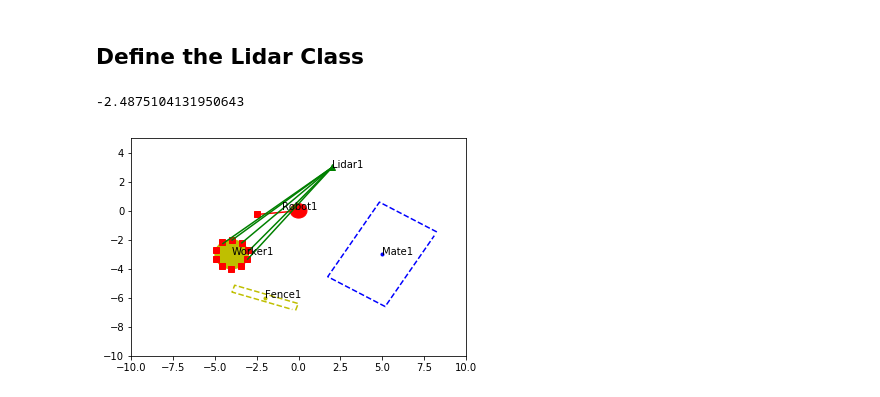
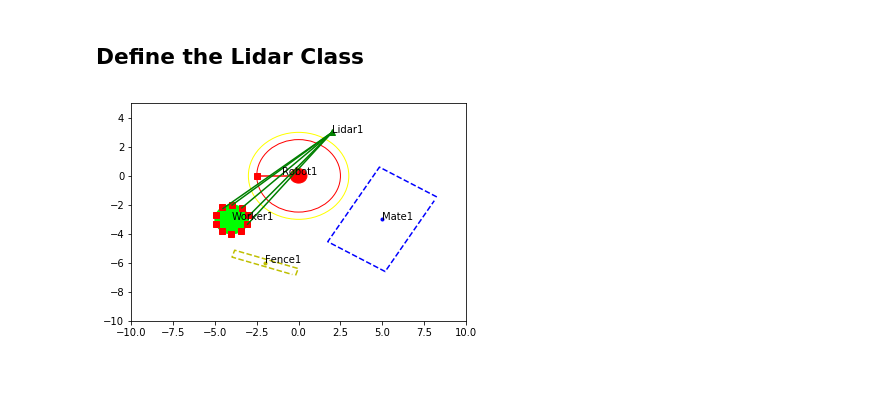
Before and after one commit to SiyuanHuang95/sensor_placement, a Jupyter notebook: sensor/Sensor_Setup.ipynb, the cells around one changed output. Cells and saved outputs as stored; diff of their text form; code cells hidden in the pictures.

Commit message:
Adding human dynamic and Warning zone

```diff
--- a/sensor/Sensor_Setup.ipynb
+++ b/sensor/Sensor_Setup.ipynb
@@ -84,7 +84,7 @@ class CFence(CMate): # Fence only influences the movement direction of human
 # %%
 class CHuman(object):
     # represent the human with a circle, which stands for the arm operation, with radius r=1
-    def __init__(self,name,start_vel = 1, start_pos_x = -4,start_pos_y = -3,heading = 0):
+    def __init__(self,name,start_vel = 0.1, start_pos_x = -4,start_pos_y = -3,heading = 0):
         self.x = start_pos_x
         self.y = start_pos_y
         self.vel = start_vel
@@ -104,12 +104,22 @@ class CHuman(object):
         gy = -np.asarray(seg_x) * math.sin(self.heading) + np.asarray(seg_y) * math.cos(self.heading) + self.y
         return gx,gy
 
+    # Use dynamic model to update the position of the human
+    def update(self,dt, omega = 0, a = 0, max_vel = 2):
+        self.x += self.vel * np.cos(self.heading) * dt
+        self.y += self.vel * np.sin(self.heading) * dt
+        self.heading *= omega * dt
+        self.vel += a * dt
+        # at first step, always assume to be the constant vel and linear dynamics
+        if self.vel > max_vel:
+            self.vel = max_vel
+
     def plot(self,fig):
         #fig.plot(self.x,self.y,"sg")
         plt.text(self.x,self.y,self.name)
         gx,gy = self.standing_area()
         fig.plot(gx,gy,"sr")
-        human_circle = plt.Circle((self.x,self.y),self.arm,color = 'y', fill = True)
+        human_circle = plt.Circle((self.x,self.y),self.arm,color = 'lime', fill = True)
         fig.add_artist(human_circle)
 # %% [markdown]
 ## Define the Robot class
@@ -210,6 +220,13 @@ class CLidarPlotter:
 
         for (ix, iy) in zip(x, y):
             plt.plot([self.x, ix], [self.y, iy], self.color)
+# %%
+def draw_warn_zone(fig,robot,wz = 3):
+
+    dz = plt.Circle((robot.x_base,robot.y_base),robot.range,color = 'red', fill = False)
+    fig.add_artist(dz)
+    wz = plt.Circle((robot.x_base,robot.y_base),wz,color = 'yellow', fill = False)
+    fig.add_artist(wz)
 # %%
 mate = CMate('Mate1',x = 5, y = -3,width=4,length=6)
 fence = CFence('Fence1', x = -2, y=-6, width = 0.5,length = 4)
@@ -218,23 +235,22 @@ robot = CRobot('Robot1',start_vel = 0.1,start_pos =0)
 human = CHuman('Worker1')
 lidar_plt = CLidarPlotter(x=lidar.x_base,y=lidar.y_base,colorcode='g')
 # %%
-fig,axes = plt.subplots(1,1)
+
 axes.cla()
 axes = plt.gca()
 axes.set_xlim([-10,10])
 axes.set_ylim([-10,5])
 #axes.axis("equal")
 mate.plot(axes)
 fence.plot(axes)
 lidar.plot(axes)
 human.plot(axes)
 #print(robot.eef_x)
 #robot.update()
 robot.plot(axes)
 time.sleep(0.01)
 rx,ry = lidar.object_detection(human)
 lidar_plt.plot_scan(axes, rx, ry)
-print(robot.eef_x)
+draw_warn_zone(axes,robot)
 # %% [output]
--2.4875104131950643
-[figure, old version]
+[figure, new version]
```
Also changed, not shown: parts of 5 cells of this notebook.
